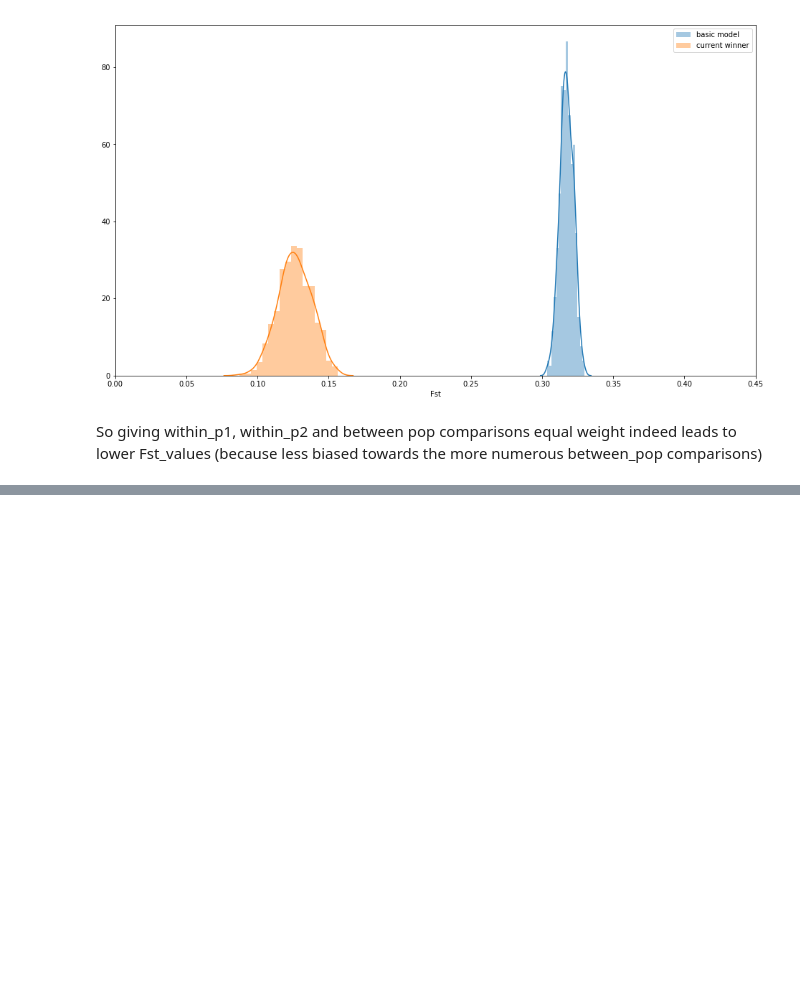
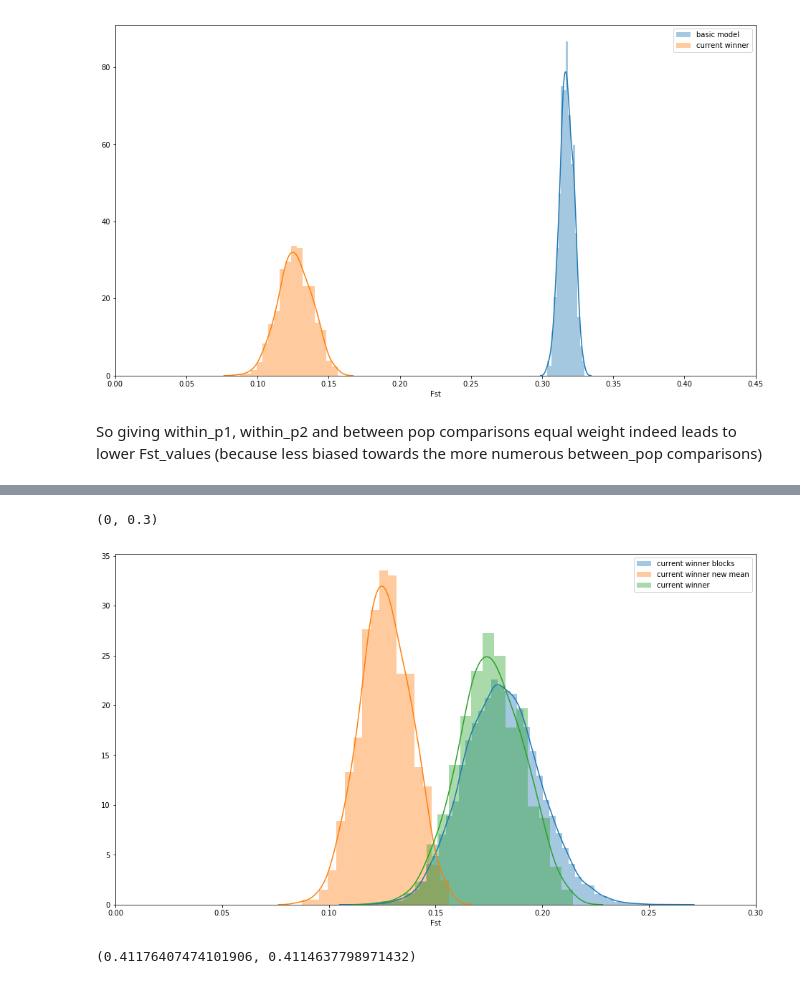
Before and after one commit to DRL/SMBE-SGE-2019, a Jupyter notebook: Session_2/Fst_short_chuncks/Fst_istogram.ipynb, the cells around one changed output, grey strips where cells are left out. Cells and saved outputs as stored; diff of their text form; code cells hidden in the pictures; blank space fills up the shorter version.

```diff
--- a/Session_2/Fst_short_chuncks/Fst_istogram.ipynb
+++ b/Session_2/Fst_short_chuncks/Fst_istogram.ipynb
@@ -42,3 +43,8 @@ ax.set_xlim((0, 0.45))
 [figure]
 # %% [markdown]
 So giving within_p1, within_p2 and between pop comparisons equal weight indeed leads to lower Fst_values (because less biased towards the more numerous between_pop comparisons)
+# %%
+#Fst values from blocktools for same parameter settings but sequences of 3.2Mb
+basic_model_blocks = pd.read_csv('basic.window.variant.tsv', sep='\t')
+current_winner_blocks = pd.read_csv('winner.window.variant.tsv', sep='\t')
+current_winner_blocks.head()
@@ -44,0 +58,10 @@ So giving within_p1, within_p2 and between pop comparisons equal weight indeed l
+# %%
+fig, ax = plt.subplots(figsize=(16,9))
+sns.distplot(current_winner_blocks['f_st'], label='current winner blocks', norm_hist=True)
+sns.distplot(current_winner_short_new['Fst'], label='current winner new mean', norm_hist=True)
+sns.distplot(current_winner_short['Fst'], label='current winner', norm_hist=True)
+plt.legend()
+ax.set_xlim((0, 0.3))
+# %% [output]
+(0, 0.3)
+[figure, added]
@@ -44,0 +75,5 @@ So giving within_p1, within_p2 and between pop comparisons equal weight indeed l
+# %%
+#compare theoretically expected value to mean Fst value for simulated sequences
+(expected_Fst(splitT = 6.90789e6, Ne=2.46711e6), basic_model_blocks['f_st'].mean())
+# %% [output]
+(0.41176407474101906, 0.4114637798971432)
```
Also changed, not shown: parts of 5 cells of this notebook, 6 other files.
